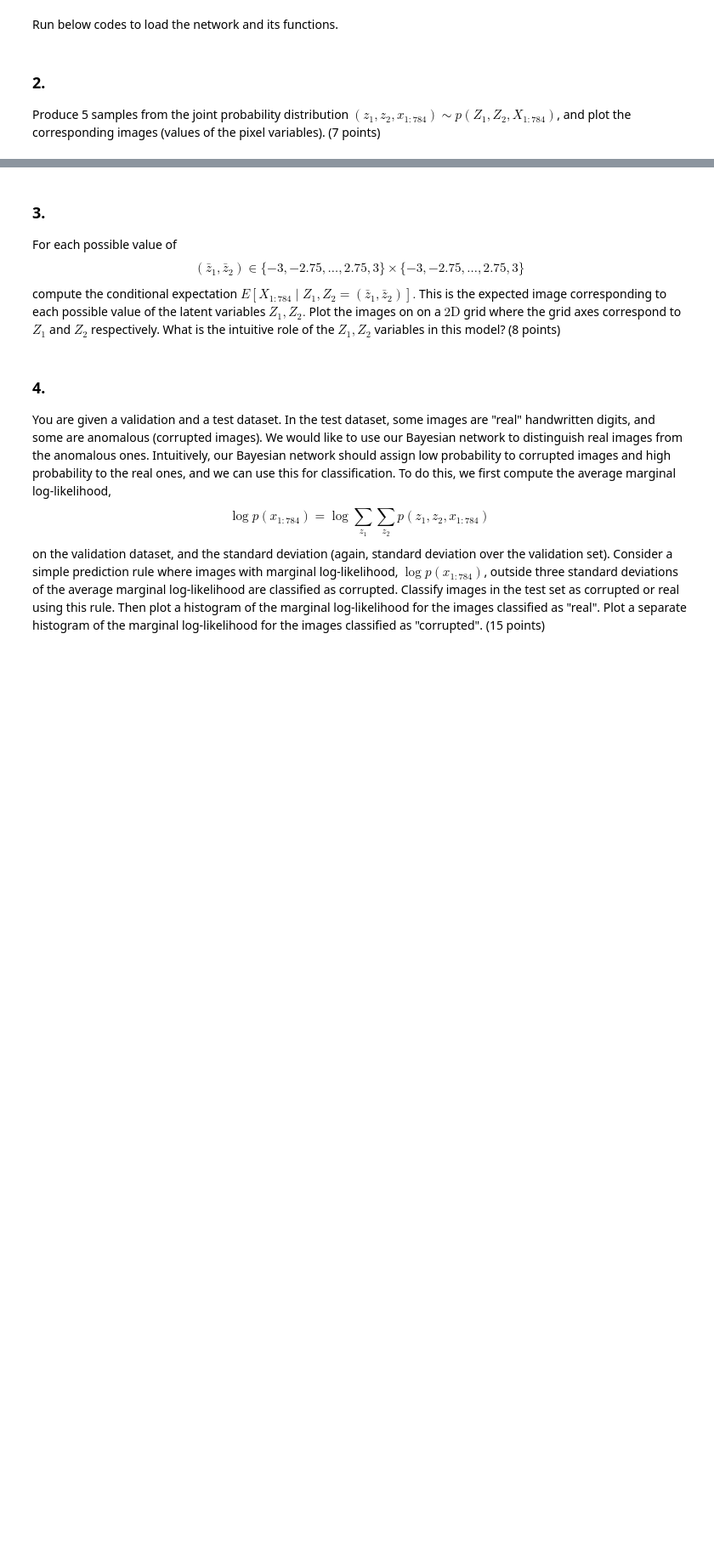
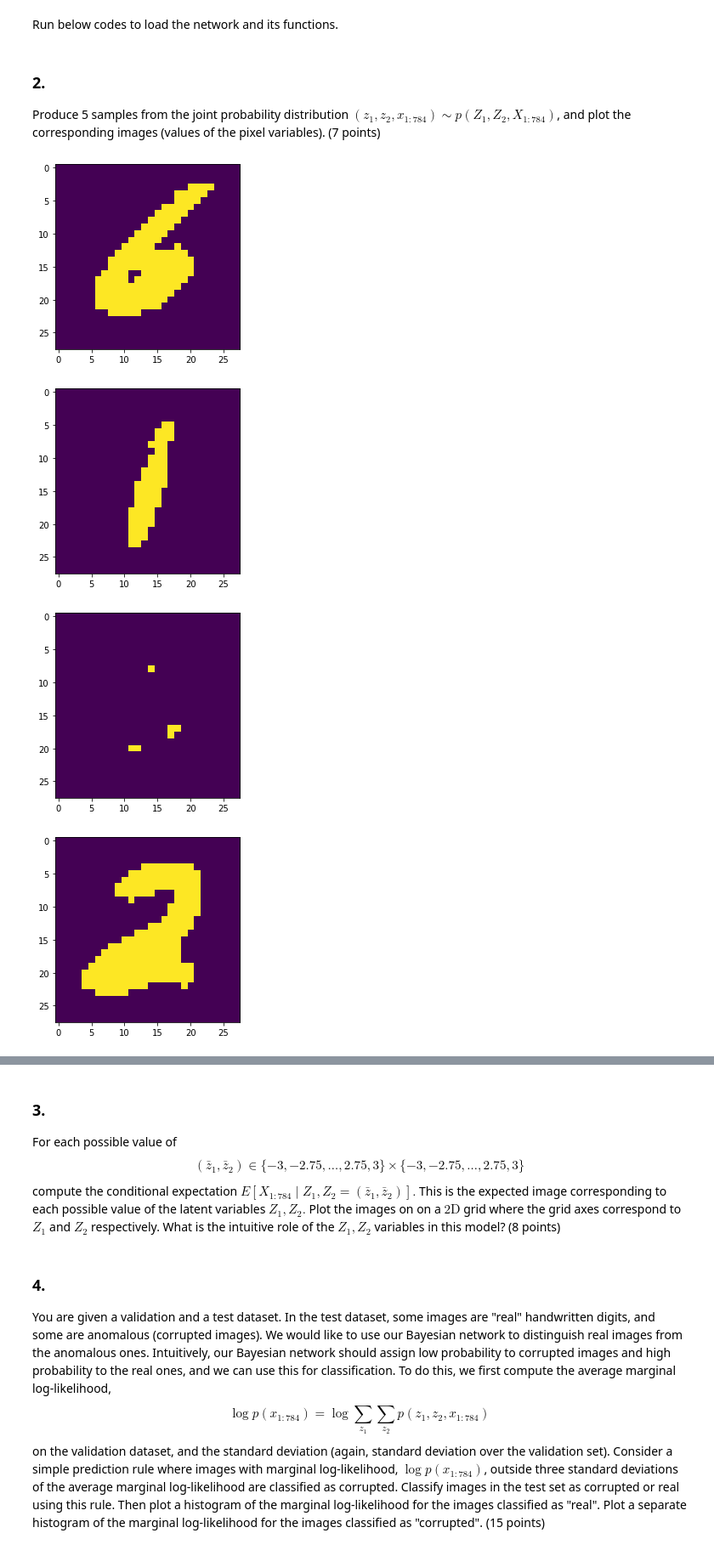
Before and after one commit to Parsa2820/ai-projects, a Jupyter notebook: projects/3/Practical/questions.ipynb, the cells around one changed output, grey strips where cells are left out. Shown at 85% size. Drawn from its saved outputs; the diff is of its cells as text; code cells hidden in the pictures; blank space fills up the shorter version.

```diff
--- a/projects/3/Practical/questions.ipynb
+++ b/projects/3/Practical/questions.ipynb
@@ -175,0 +181,22 @@ Produce 5 samples from the joint probability distribution $\left(z_{1}, z_{2}, x
+# %%
+# write here
+def binarize(x):
+    return (x > np.random.rand()).astype(int)
+
+
+def sample():
+    z1 = np.random.choice(disc_z1, p=np.vectorize(get_p_z1)(disc_z1))
+    z2 = np.random.choice(disc_z2, p=np.vectorize(get_p_z2)(disc_z2))
+    x = get_p_x_cond_z1_z2(z1, z2)
+    return binarize(x)
+
+
+for _ in range(5):
+    x = sample()
+    plt.imshow(x.reshape(28, 28))
+    plt.show()
+# %% [output]
+[figure, added]
+[figure, added]
+[figure, added]
+[figure, added]
```
Also changed, not shown: parts of 12 cells of this notebook.
